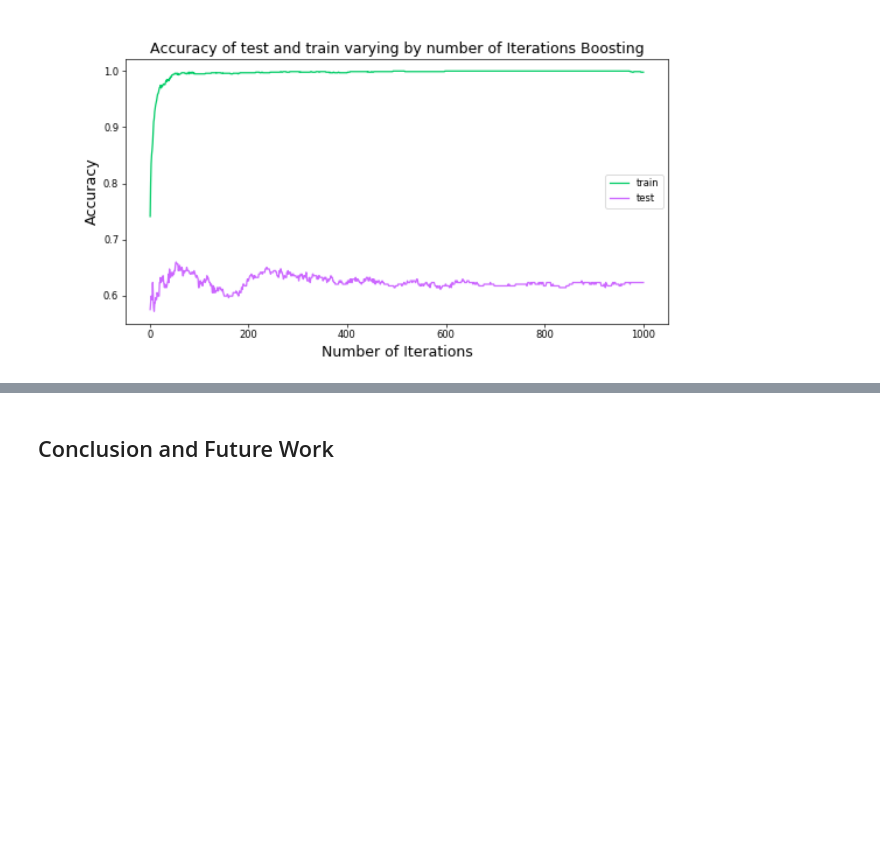
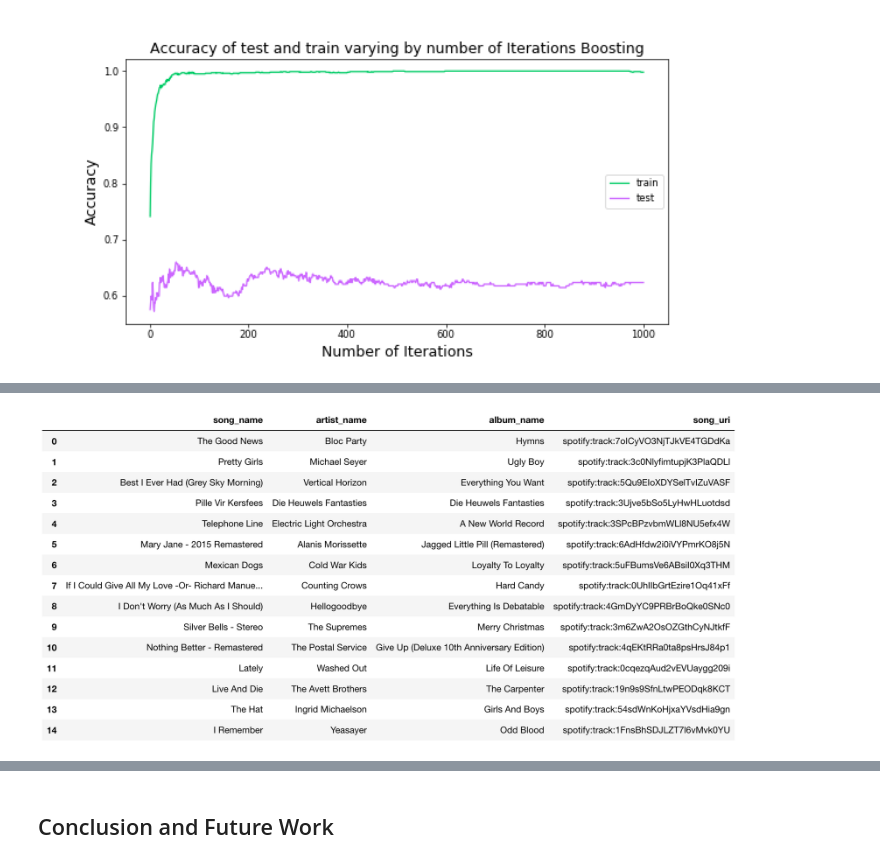
Before and after one commit to YaldaAmini/DS_Project_group54, a Jupyter notebook: notebooks/summary.ipynb, the cells around one changed output, grey strips where cells are left out. Drawn from its saved outputs; the diff is of its cells as text; code cells hidden in the pictures; blank space fills up the shorter version.

Commit message:
Added Summary of recommendation results

```diff
--- a/notebooks/summary.ipynb
+++ b/notebooks/summary.ipynb
@@ -74,0 +99,4 @@ Image("img/adaboost.png",width=700, height=400)
+# %%
+Image("img/simple_result_1.png",width=700, height=400)
+# %% [output]
+[figure, added]
```
Also changed, not shown: parts of 14 cells of this notebook, 9 other files.
